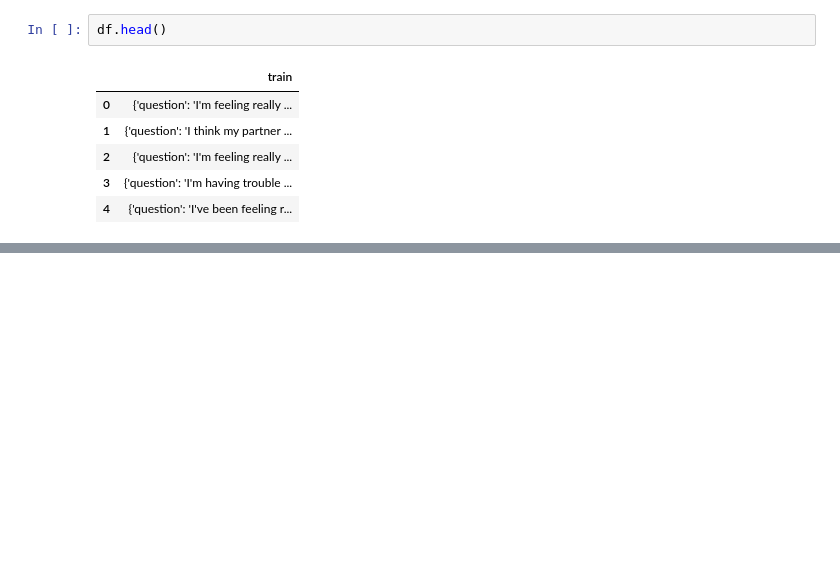
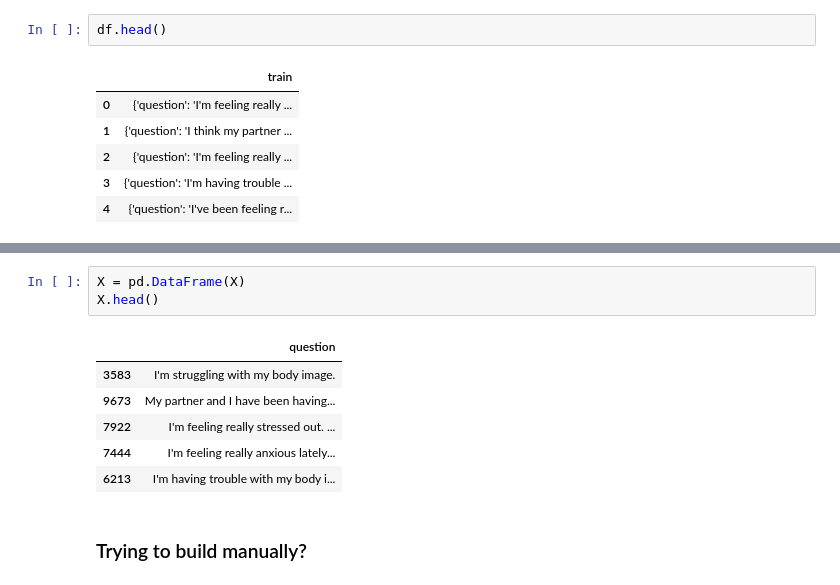
Before and after one commit to Tiphaineoz/Lift_Me_Up, a Jupyter notebook: notebooks/Tiphaineoz.ipynb, the cells around one changed output, grey strips where cells are left out. Saved outputs shown, nothing was run; the diff lists cells and outputs as text; blank space fills up the shorter version.

```diff
--- a/notebooks/Tiphaineoz.ipynb
+++ b/notebooks/Tiphaineoz.ipynb
@@ -21,0 +70,12 @@ NameError: name 'df' is not defined
+# %%
+X = pd.DataFrame(X)
+X.head()
+# %% [output]
+|  | question |
+| 3583 | I'm struggling with my body image. |
+| 9673 | My partner and I have been having... |
+| 7922 | I'm feeling really stressed out. ... |
+| 7444 | I'm feeling really anxious lately... |
+| 6213 | I'm having trouble with my body i... |
+# %% [markdown]
+### Trying to build manually?
```
Also changed, not shown: parts of 27 cells of this notebook, 4 other files.
